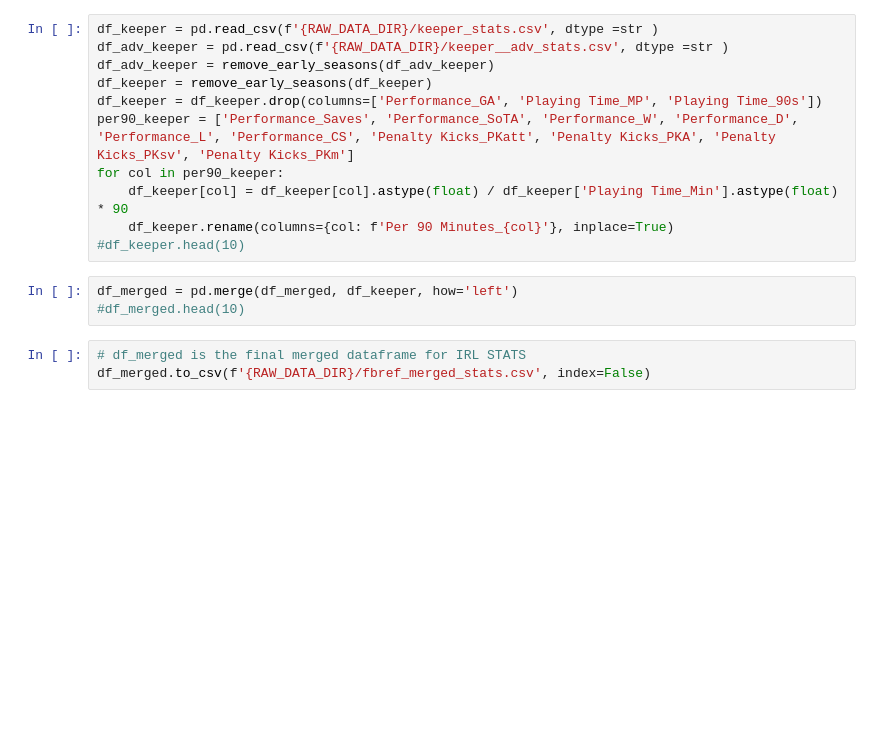
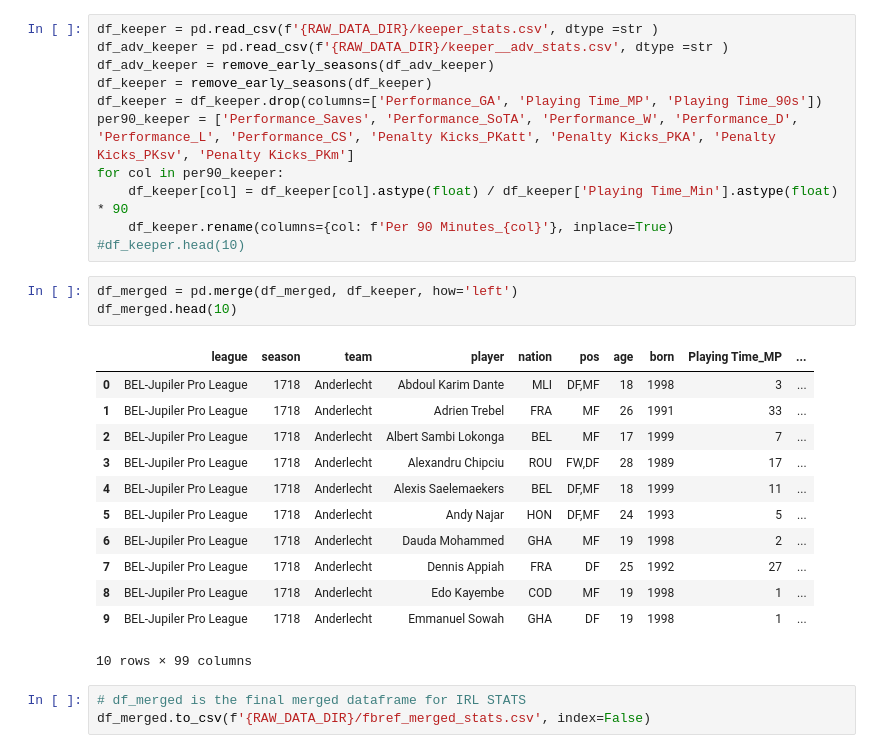
Before and after one commit to JackyJoh/fut, a Jupyter notebook: notebooks/concatFBREF.ipynb, the cells around one changed output. Saved outputs shown, nothing was run; the diff lists cells and outputs as text; blank space fills up the shorter version.

```diff
--- a/notebooks/concatFBREF.ipynb
+++ b/notebooks/concatFBREF.ipynb
@@ -100,7 +100,20 @@ for col in per90_keeper:
 #df_keeper.head(10)
 # %%
 df_merged = pd.merge(df_merged, df_keeper, how='left')
-#df_merged.head(10)
+df_merged.head(10)
+# %% [output]
+|  | league | season | team | player | nation | pos | age | born | Playing Time_MP | ... |
+| 0 | BEL-Jupiler Pro League | 1718 | Anderlecht | Abdoul Karim Dante | MLI | DF,MF | 18 | 1998 | 3 | ... |
+| 1 | BEL-Jupiler Pro League | 1718 | Anderlecht | Adrien Trebel | FRA | MF | 26 | 1991 | 33 | ... |
+| 2 | BEL-Jupiler Pro League | 1718 | Anderlecht | Albert Sambi Lokonga | BEL | MF | 17 | 1999 | 7 | ... |
+| 3 | BEL-Jupiler Pro League | 1718 | Anderlecht | Alexandru Chipciu | ROU | FW,DF | 28 | 1989 | 17 | ... |
+| 4 | BEL-Jupiler Pro League | 1718 | Anderlecht | Alexis Saelemaekers | BEL | DF,MF | 18 | 1999 | 11 | ... |
+| 5 | BEL-Jupiler Pro League | 1718 | Anderlecht | Andy Najar | HON | DF,MF | 24 | 1993 | 5 | ... |
+| 6 | BEL-Jupiler Pro League | 1718 | Anderlecht | Dauda Mohammed | GHA | MF | 19 | 1998 | 2 | ... |
+| 7 | BEL-Jupiler Pro League | 1718 | Anderlecht | Dennis Appiah | FRA | DF | 25 | 1992 | 27 | ... |
+| 8 | BEL-Jupiler Pro League | 1718 | Anderlecht | Edo Kayembe | COD | MF | 19 | 1998 | 1 | ... |
+| 9 | BEL-Jupiler Pro League | 1718 | Anderlecht | Emmanuel Sowah | GHA | DF | 19 | 1998 | 1 | ... |
+10 rows × 99 columns
 # %%
 # df_merged is the final merged dataframe for IRL STATS
 df_merged.to_csv(f'{RAW_DATA_DIR}/fbref_merged_stats.csv', index=False)
```
Also changed, not shown: 2 other files.
